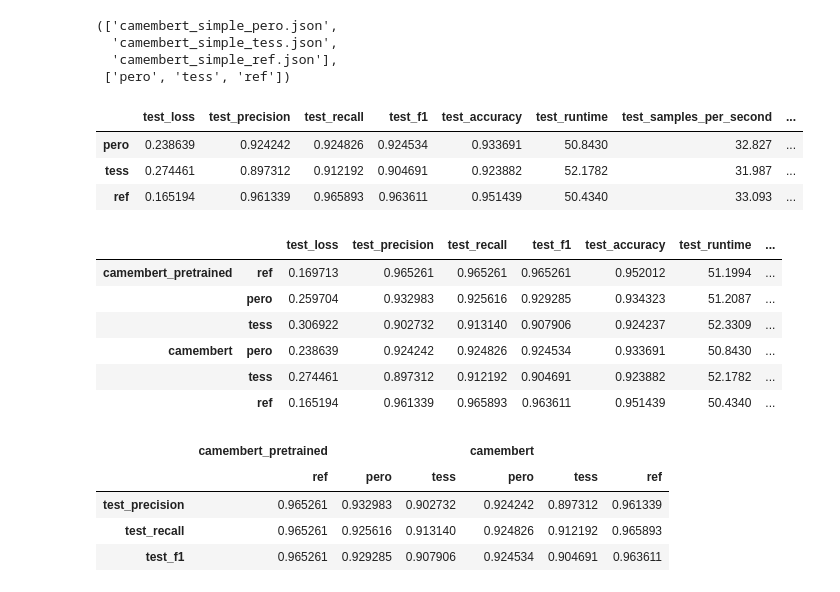
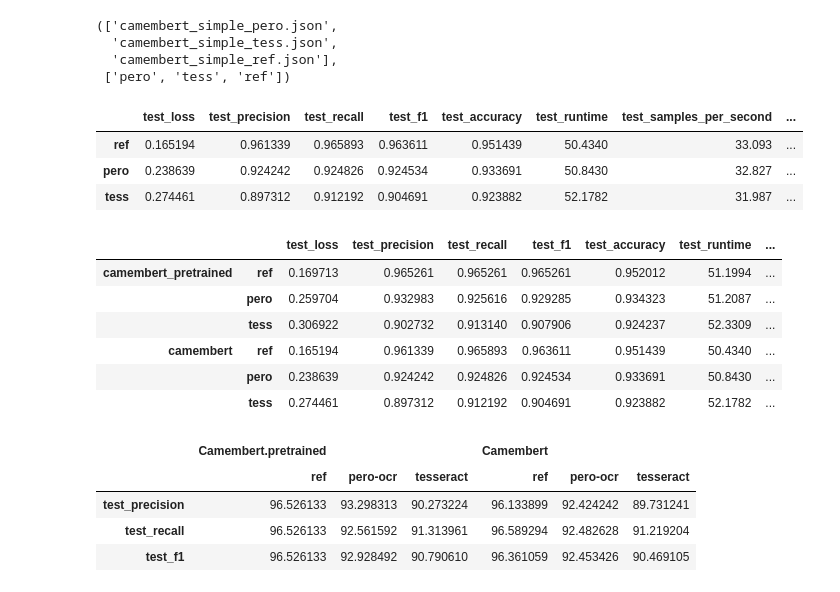
Before and after one commit to soduco/paper-ner-bench-das22, a Jupyter notebook: src/ner/50-experiment_2_figures.ipynb, the cells around one changed output. Drawn from its saved outputs; the diff is of its cells as text; code cells hidden in the pictures.

```diff
--- a/src/ner/50-experiment_2_figures.ipynb
+++ b/src/ner/50-experiment_2_figures.ipynb
@@ -27,6 +27,7 @@ data_frames = [pd.read_json(METRICS_DIR / metrics,typ='series') for metrics in m
 data_frames = [pd.DataFrame([df]) for df in data_frames]
 camembert_pretrained = pd.concat(data_frames, keys=metrics_ds)
 camembert_pretrained = camembert_pretrained.droplevel(1)
+camembert_pretrained = camembert_pretrained.loc[["ref","pero","tess"]] # Force index order to be ref - pero - tess
 camembert_pretrained
 # %% [output]
 |  | test_loss | test_precision | test_recall | test_f1 | test_accuracy | test_runtime | test_samples_per_second | ... |
@@ -47,12 +48,13 @@ data_frames = [pd.read_json(METRICS_DIR / metrics,typ='series') for metrics in m
 data_frames = [pd.DataFrame([df]) for df in data_frames]
 camembert = pd.concat(data_frames, keys=metrics_ds)
 camembert = camembert.droplevel(1)
+camembert = camembert.loc[["ref","pero","tess"]] # Force index order to be ref - pero - tess
 camembert
 # %% [output]
 |  | test_loss | test_precision | test_recall | test_f1 | test_accuracy | test_runtime | test_samples_per_second | ... |
+| ref | 0.165194 | 0.961339 | 0.965893 | 0.963611 | 0.951439 | 50.4340 | 33.093 | ... |
 | pero | 0.238639 | 0.924242 | 0.924826 | 0.924534 | 0.933691 | 50.8430 | 32.827 | ... |
 | tess | 0.274461 | 0.897312 | 0.912192 | 0.904691 | 0.923882 | 52.1782 | 31.987 | ... |
-| ref | 0.165194 | 0.961339 | 0.965893 | 0.963611 | 0.951439 | 50.4340 | 33.093 | ... |
 # %%
 full_dataframe = pd.concat([camembert_pretrained, camembert],keys=["camembert_pretrained","camembert"])
 full_dataframe
@@ -61,16 +63,19 @@ full_dataframe
 | camembert_pretrained | ref | 0.169713 | 0.965261 | 0.965261 | 0.965261 | 0.952012 | 51.1994 | ... |
 |  | pero | 0.259704 | 0.932983 | 0.925616 | 0.929285 | 0.934323 | 51.2087 | ... |
 |  | tess | 0.306922 | 0.902732 | 0.913140 | 0.907906 | 0.924237 | 52.3309 | ... |
-| camembert | pero | 0.238639 | 0.924242 | 0.924826 | 0.924534 | 0.933691 | 50.8430 | ... |
+| camembert | ref | 0.165194 | 0.961339 | 0.965893 | 0.963611 | 0.951439 | 50.4340 | ... |
+|  | pero | 0.238639 | 0.924242 | 0.924826 | 0.924534 | 0.933691 | 50.8430 | ... |
 |  | tess | 0.274461 | 0.897312 | 0.912192 | 0.904691 | 0.923882 | 52.1782 | ... |
-|  | ref | 0.165194 | 0.961339 | 0.965893 | 0.963611 | 0.951439 | 50.4340 | ... |
 # %%
 latex_table = full_dataframe[["test_precision","test_recall","test_f1"]].T
+latex_table.rename(columns={"camembert_pretrained":"Camembert.pretrained","camembert":"Camembert" }, inplace=True)
+latex_table.rename(columns={"tess":"tesseract","pero":"pero-ocr" }, inplace=True)
+latex_table = latex_table.multiply(100., axis=1)
 latex_table
 # %% [output]
-|  | camembert_pretrained |  |  | camembert |  |  |
-|  | ref | pero | tess | pero | tess | ref |
-| test_precision | 0.965261 | 0.932983 | 0.902732 | 0.924242 | 0.897312 | 0.961339 |
-| test_recall | 0.965261 | 0.925616 | 0.913140 | 0.924826 | 0.912192 | 0.965893 |
-| test_f1 | 0.965261 | 0.929285 | 0.907906 | 0.924534 | 0.904691 | 0.963611 |
+|  | Camembert.pretrained |  |  | Camembert |  |  |
+|  | ref | pero-ocr | tesseract | ref | pero-ocr | tesseract |
+| test_precision | 96.526133 | 93.298313 | 90.273224 | 96.133899 | 92.424242 | 89.731241 |
+| test_recall | 96.526133 | 92.561592 | 91.313961 | 96.589294 | 92.482628 | 91.219204 |
+| test_f1 | 96.526133 | 92.928492 | 90.790610 | 96.361059 | 92.453426 | 90.469105 |
 # %%
```
Also changed, not shown: parts of 1 cell of this notebook, 3 other files.
